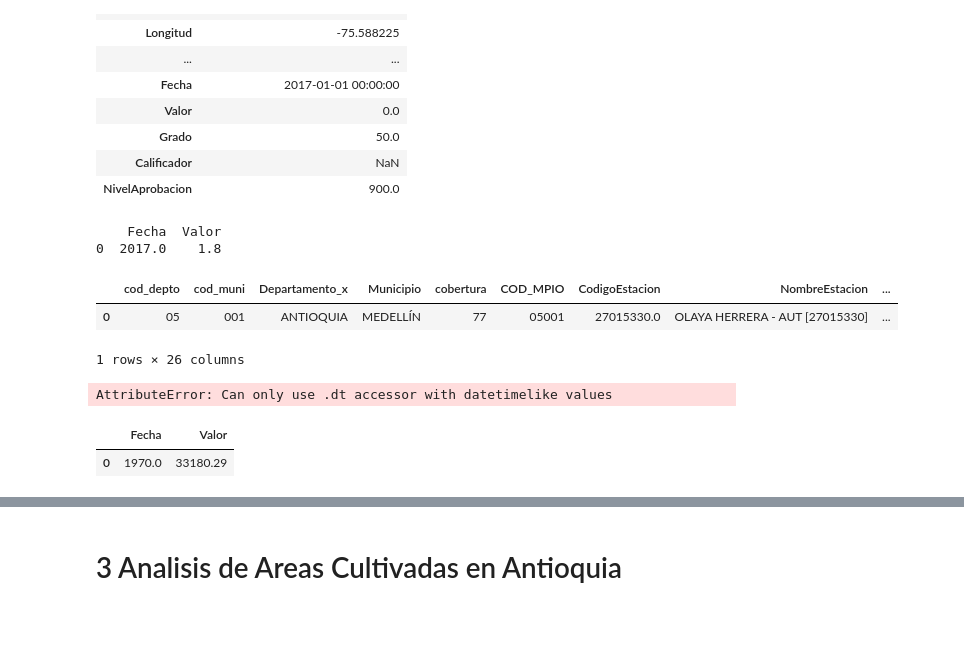
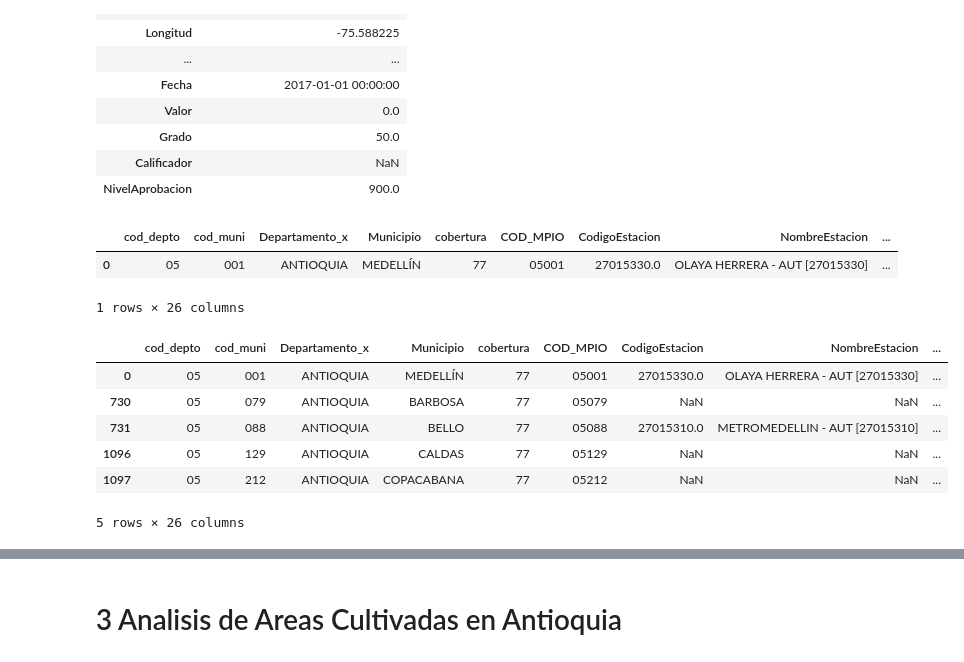
Before and after one commit to stijopa/Tesis, a Jupyter notebook: EDA_T_Sensores.ipynb, the cells around one changed output, grey strips where cells are left out. Cells and saved outputs as stored; diff of their text form; code cells hidden in the pictures; blank space fills up the shorter version.

```diff
--- a/EDA_T_Sensores.ipynb
+++ b/EDA_T_Sensores.ipynb
@@ -186,12 +179,13 @@ df_Precipitaciones.head(1).T
 
 df_Precipitaciones['Fecha'] = pd.to_datetime(df_Precipitaciones['Fecha'])
 df_Precipitaciones['Fecha'] = df_Precipitaciones['Fecha'].dt.year
-df_agrupado = df_Precipitaciones.groupby('Fecha')['Valor'].sum().reset_index()
+#df_agrupado = df_Precipitaciones.groupby('Fecha')['Valor'].sum().reset_index()
 # Mostrar los datos filtrados
-print(df_agrupado)
+df_Precipitaciones.head(1)
 # %% [output]
+|  | cod_depto | cod_muni | Departamento_x | Municipio | cobertura | COD_MPIO | CodigoEstacion | NombreEstacion | ... |
+| 0 | 05 | 001 | ANTIOQUIA | MEDELLÍN | 77 | 05001 | 27015330.0 | OLAYA HERRERA - AUT [27015330] | ... |
-    Fecha  Valor
-0  2017.0    1.8
+1 rows × 26 columns
 # %%
 
 # # # # Convertir la columna 'fecha' a datetime
@@ -203,11 +197,15 @@ print(df_agrupado)
 # # # df_Sensores = df_Sensores[df_Sensores['Fecha'].dt.year == año_busqueda]
 #print (df_Precipitaciones.head(1).T)
 # %%
-df_Precipitaciones.head(1)
+df_Precipitaciones.head(5)
 # %% [output]
 |  | cod_depto | cod_muni | Departamento_x | Municipio | cobertura | COD_MPIO | CodigoEstacion | NombreEstacion | ... |
 | 0 | 05 | 001 | ANTIOQUIA | MEDELLÍN | 77 | 05001 | 27015330.0 | OLAYA HERRERA - AUT [27015330] | ... |
+| 730 | 05 | 079 | ANTIOQUIA | BARBOSA | 77 | 05079 | NaN | NaN | ... |
+| 731 | 05 | 088 | ANTIOQUIA | BELLO | 77 | 05088 | 27015310.0 | METROMEDELLIN - AUT [27015310] | ... |
+| 1096 | 05 | 129 | ANTIOQUIA | CALDAS | 77 | 05129 | NaN | NaN | ... |
+| 1097 | 05 | 212 | ANTIOQUIA | COPACABANA | 77 | 05212 | NaN | NaN | ... |
-1 rows × 26 columns
+5 rows × 26 columns
 # %%
 # # Convertir la columna 'fecha' a tipo datetime si aún no lo está
 # año_busqueda = 2013
@@ -217,21 +215,15 @@ df_Precipitaciones.head(1)
 # valores_filtrados = df_Precipitaciones[(df_Precipitaciones['Valor'] > 0) & (df_Precipitaciones['Fecha'].dt.year == año_busqueda)]
 # print (valores_filtrados)
 # %%
-fechas_unicas = df_Precipitaciones['Fecha'].dt.year.unique()
-fechas_unicas
+#fechas_unicas = df_Precipitaciones['Fecha'].dt.year.unique()
+#fechas_unicas
-# %% [output]
-AttributeError: Can only use .dt accessor with datetimelike values
 # %%
-df_Precipitaciones['Fecha'] = pd.to_datetime(df_Precipitaciones['Fecha'])
-df_Precipitaciones['Fecha'] = df_Precipitaciones['Fecha'].dt.year
+#df_Precipitaciones['Fecha'] = pd.to_datetime(df_Precipitaciones['Fecha'])
+#df_Precipitaciones['Fecha'] = df_Precipitaciones['Fecha'].dt.year
 df_agrupado = df_Precipitaciones.groupby('Fecha')['Valor'].sum().reset_index()
 #valores_unicos = df_Precipitaciones['Fecha'].unique()
 #valores_unicos
 #df_YYYY
-df_agrupado.head(10)
-# %% [output]
-|  | Fecha | Valor |
-| 0 | 1970.0 | 33180.29 |
 # %%
 df_agrupado.head(16)
 # %% [output]
```
Also changed, not shown: parts of 10 cells of this notebook.
